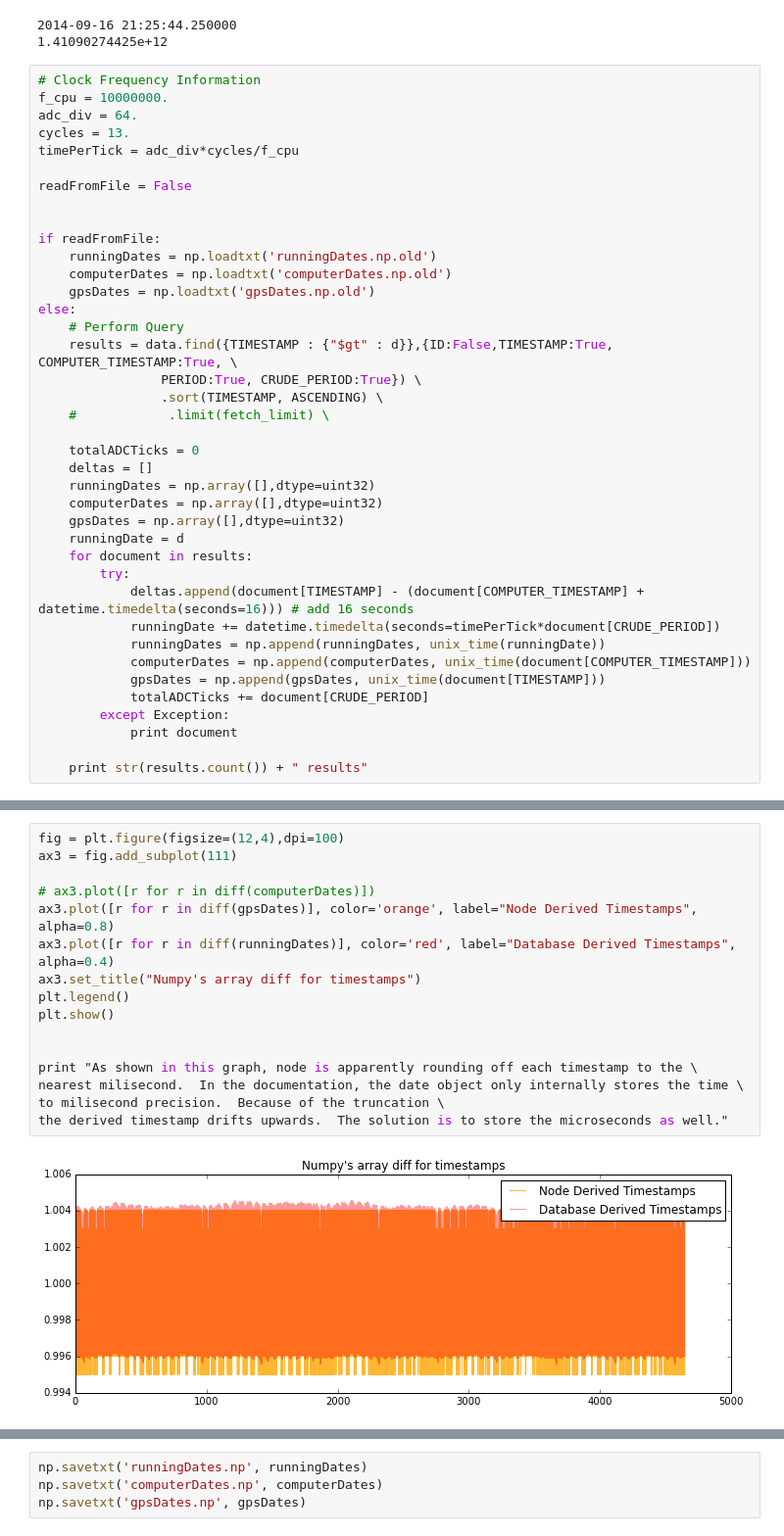
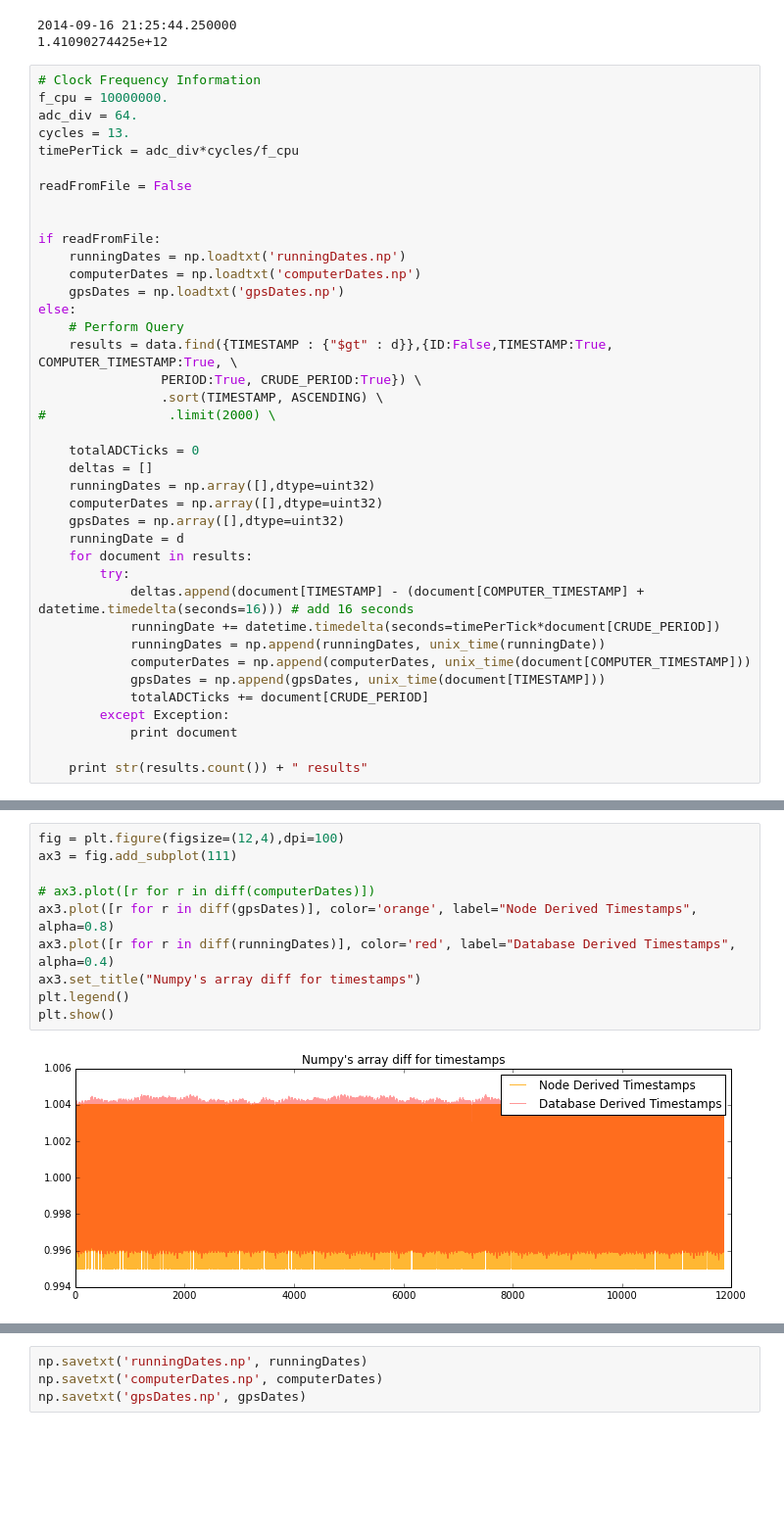
Before and after one commit to captainkirkby/Gears, a Jupyter notebook: node/GPS Time drift.ipynb, the cells around one changed output, grey strips where cells are left out. Shown: that part at 98% size. Saved outputs shown, nothing was run; the diff lists cells and outputs as text; blank space fills up the shorter version.

```diff
--- a/node/GPS Time drift.ipynb
+++ b/node/GPS Time drift.ipynb
@@ -67,15 +67,15 @@ readFromFile = False
 
 
 if readFromFile:
-    runningDates = np.loadtxt('runningDates.np.old')
-    computerDates = np.loadtxt('computerDates.np.old')
-    gpsDates = np.loadtxt('gpsDates.np.old')
+    runningDates = np.loadtxt('runningDates.np')
+    computerDates = np.loadtxt('computerDates.np')
+    gpsDates = np.loadtxt('gpsDates.np')
 else:
     # Perform Query
     results = data.find({TIMESTAMP : {"$gt" : d}},{ID:False,TIMESTAMP:True, COMPUTER_TIMESTAMP:True, \
                 PERIOD:True, CRUDE_PERIOD:True}) \
                 .sort(TIMESTAMP, ASCENDING) \
-    #            .limit(fetch_limit) \
+#                .limit(2000) \
 
     totalADCTicks = 0
     deltas = []
@@ -134,18 +134,12 @@ ax2.plot([r for r in computerDates-runningDates], color='b')
 # %%
 fig = plt.figure(figsize=(12,4),dpi=100)
 ax3 = fig.add_subplot(111)
 
 # ax3.plot([r for r in diff(computerDates)])
 ax3.plot([r for r in diff(gpsDates)], color='orange', label="Node Derived Timestamps", alpha=0.8)
 ax3.plot([r for r in diff(runningDates)], color='red', label="Database Derived Timestamps", alpha=0.4)
 ax3.set_title("Numpy's array diff for timestamps")
 plt.legend()
 plt.show()
-
-
-print "As shown in this graph, node is apparently rounding off each timestamp to the \
-nearest milisecond.  In the documentation, the date object only internally stores the time \
-to milisecond precision.  Because of the truncation \
-the derived timestamp drifts upwards.  The solution is to store the microseconds as well."
 # %% [output]
-[figure, old version]
+[figure, new version]
```
Also changed, not shown: parts of 9 cells of this notebook, 1 other file.
